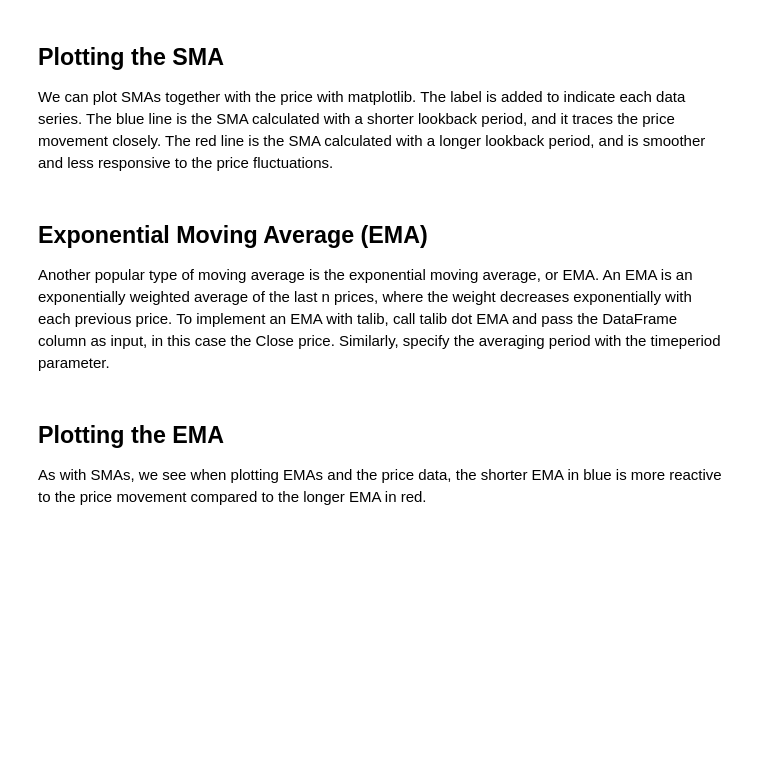
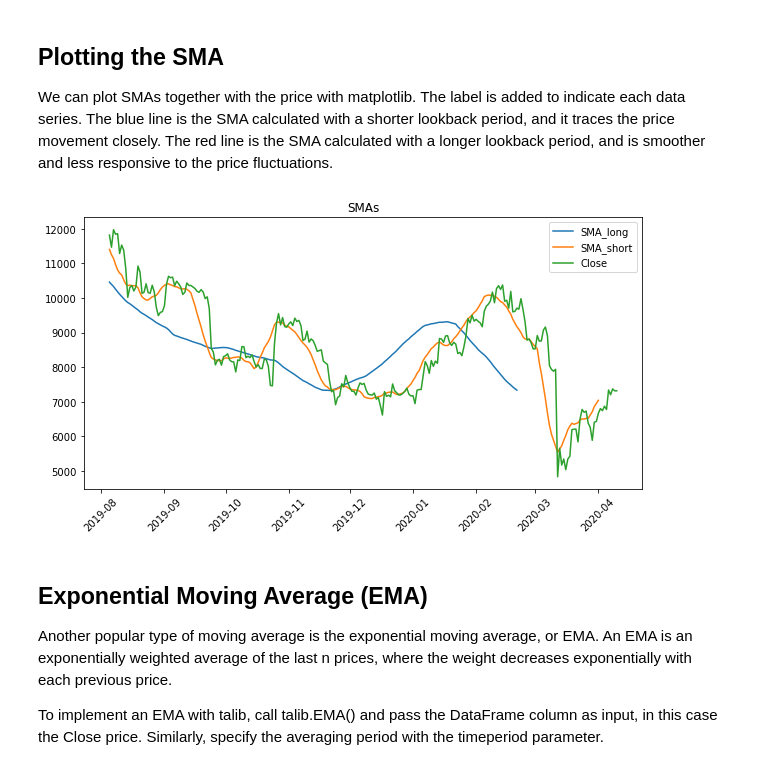
Before and after one commit to alimirr/algorithmic_trading_in_python, a Jupyter notebook: datacamp/2-techincal_indicators.ipynb, the cells around one changed output. Cells and saved outputs as stored; diff of their text form; code cells hidden in the pictures; blank space fills up the shorter version.

```diff
--- a/datacamp/2-techincal_indicators.ipynb
+++ b/datacamp/2-techincal_indicators.ipynb
@@ -20,0 +27,22 @@ ModuleNotFoundError: No module named 'talib'
+# %%
+import os
+import pandas as pd
+
+# importing dataset from GitHub
+DOWNLOAD_ROOT = "https://raw.githubusercontent.com/alimirr/algorithmic_trading_in_python/main/"
+BITCOIN_PATH = os.path.join("datasets", "bitcoin_data")
+BITCOIN_URL = DOWNLOAD_ROOT + "datasets/bitcoin_data.csv"
+
+def load_bitcoin_data(bitcoin_url = BITCOIN_URL, bitcoin_path=BITCOIN_PATH):
+    csv_path = os.path.join(bitcoin_path,"bitcoin_data.csv")
+    # Load data
+    # "Date" column is passed as index and parsed index as data/time format
+    return pd.read_csv(bitcoin_url, error_bad_lines=False, index_col = 'Date', parse_dates = True)
+# %%
+import talib # library to implement technical indicators
+import bt    # backtest library to download data
+
+# downloading dataset
+bitcoin_data = load_bitcoin_data()
+stock_data = bitcoin_data.iloc[:250,]
+stock_data.head()
@@ -26,0 +73,6 @@ An SMA is the arithmetic mean of the past n prices. N is a chosen number of peri
+# %%
+stock_data['SMA_short'] = talib.SMA(stock_data["Close"], timeperiod=10)
+stock_data['SMA_long'] = talib.SMA(stock_data["Close"], timeperiod=50)
+
+%matplotlib inline
+import matplotlib.pyplot as plt
@@ -27,9 +90,21 @@ An SMA is the arithmetic mean of the past n prices. N is a chosen number of peri
 # %% [markdown]
 ## Plotting the SMA
 We can plot SMAs together with the price with matplotlib. The label is added to indicate each data series. The blue line is the SMA calculated with a shorter lookback period, and it traces the price movement closely. The red line is the SMA calculated with a longer lookback period, and is smoother and less responsive to the price fluctuations.
+# %%
+# plotting SMAs
+plt.figure(figsize=(10,5))
+
+plt.plot(stock_data['SMA_long'], label="SMA_long")
+plt.plot(stock_data['SMA_short'], label="SMA_short")
+plt.plot(stock_data['Close'], label="Close")
+plt.xticks(rotation=45)
+plt.legend()
+plt.title("SMAs")
+plt.show()
+# %% [output]
+[figure, added]
 # %% [markdown]
 ## Exponential Moving Average (EMA)
-Another popular type of moving average is the exponential moving average, or EMA. An EMA is an exponentially weighted average of the last n prices, where the weight decreases exponentially with each previous price. To implement an EMA with talib, call talib dot EMA and pass the DataFrame column as input, in this case the Close price. Similarly, specify the averaging period with the timeperiod parameter.
+Another popular type of moving average is the exponential moving average, or EMA. An EMA is an exponentially weighted average of the last n prices, where the weight decreases exponentially with each previous price.
+
+To implement an EMA with talib, call talib.EMA() and pass the DataFrame column as input, in this case the Close price. Similarly, specify the averaging period with the timeperiod parameter.
-# %% [markdown]
-## Plotting the EMA
-As with SMAs, we see when plotting EMAs and the price data, the shorter EMA in blue is more reactive to the price movement compared to the longer EMA in red.
```
Also changed, not shown: parts of 37 cells of this notebook.
